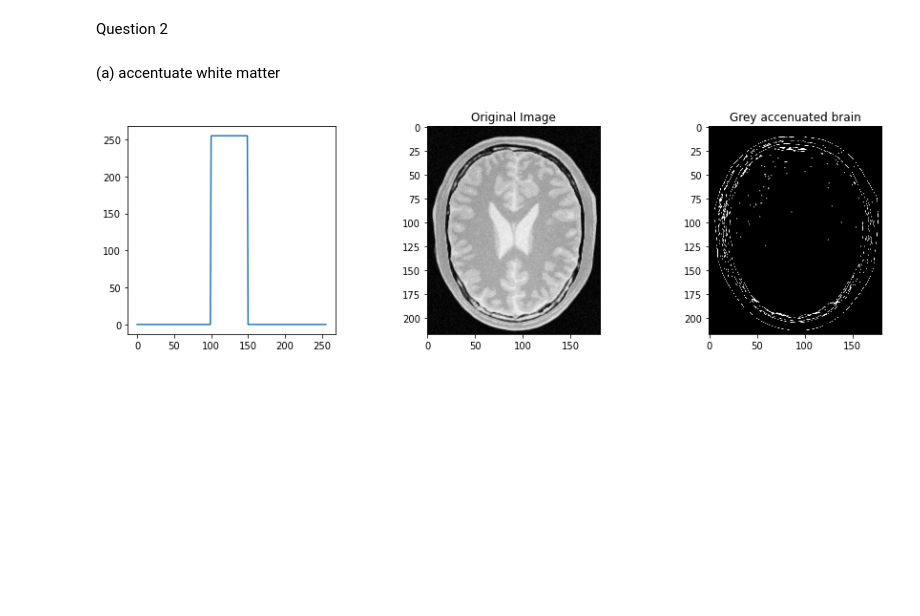
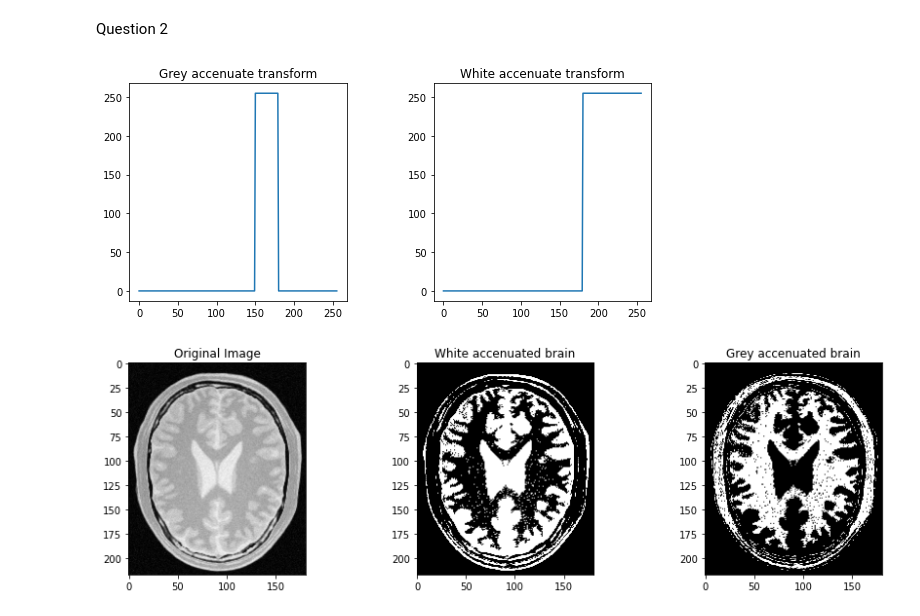
Before and after one commit to dulmi-99/Image-Processing-and-Machine-Vision, a Jupyter notebook: Assignments/Assignment 1/190107T_a01.ipynb, the cells around one changed output. Saved outputs shown, nothing was run; the diff lists cells and outputs as text; code cells hidden in the pictures; blank space fills up the shorter version.

```diff
--- a/Assignments/Assignment 1/190107T_a01.ipynb
+++ b/Assignments/Assignment 1/190107T_a01.ipynb
@@ -38,30 +38,48 @@ plt.show()
 [figure]
 # %% [markdown]
 Question 2
-# %% [markdown]
-(a) accentuate white matter
 # %%
 brain =  cv.imread("brain_proton_density_slice.png",cv.IMREAD_GRAYSCALE)
 assert brain is not None
 
-# linearly spaced values
-t1=np.linspace(0,0,100)
+# accenuate white
+p1=np.linspace(0,0,180)
+p2=np.linspace(0,255,0)
+p3=np.linspace(255,255,76)
+
+# accenuate Grey
+t1=np.linspace(0,0,150)
 t2=np.linspace(0,255,0)
-t3=np.linspace(255,255,50)
+t3=np.linspace(255,255,30)
 t4=np.linspace(255,0,0)
-t5=np.linspace(0,0,106)
+t5=np.linspace(0,0,76)
+
+accenuate_white = np.concatenate((p1,p2,p3), axis = 0).astype(np.uint8)  #connect all 3 transformations
+assert len(accenuate_white) == 256
 accenuate_grey = np.concatenate((t1,t2,t3,t4,t5), axis = 0).astype(np.uint8)  #connect all 3 transformations
 assert len(accenuate_grey) == 256
+
+fig1, ax = plt.subplots(1,2)
+fig1.set_figwidth(10)
+ax[0].plot(accenuate_grey)
+ax[0].set_title("Grey accenuate transform")
+ax[0].set_aspect('equal')
+ax[1].plot(accenuate_white)
+ax[1].set_title("White accenuate transform")
+ax[1].set_aspect('equal')
+
+white_accenuated_brain = cv.LUT(brain,accenuate_white)
 grey_accenuated_brain = cv.LUT(brain,accenuate_grey)
 
-fig, axis = plt.subplots(1,3)
-fig.set_figwidth(15)
-axis[0].plot(accenuate_grey)
-axis[0].set_aspect('equal')
-axis[1].imshow(brain, cmap='gray', vmin=0, vmax=255)
-axis[1].set_title("Original Image")
+fig2, axis = plt.subplots(1,3)
+fig2.set_figwidth(15)
+axis[0].imshow(brain, cmap='gray', vmin=0, vmax=255)
+axis[0].set_title("Original Image")
+axis[1].imshow(white_accenuated_brain, cmap='gray', vmin=0, vmax=255)
+axis[1].set_title("White accenuated brain")
 axis[2].imshow(grey_accenuated_brain, cmap='gray', vmin=0, vmax=255)
 axis[2].set_title("Grey accenuated brain")
 plt.show()
 # %% [output]
-[figure, old version]
+[figure, new version]
+[figure, added]
```
